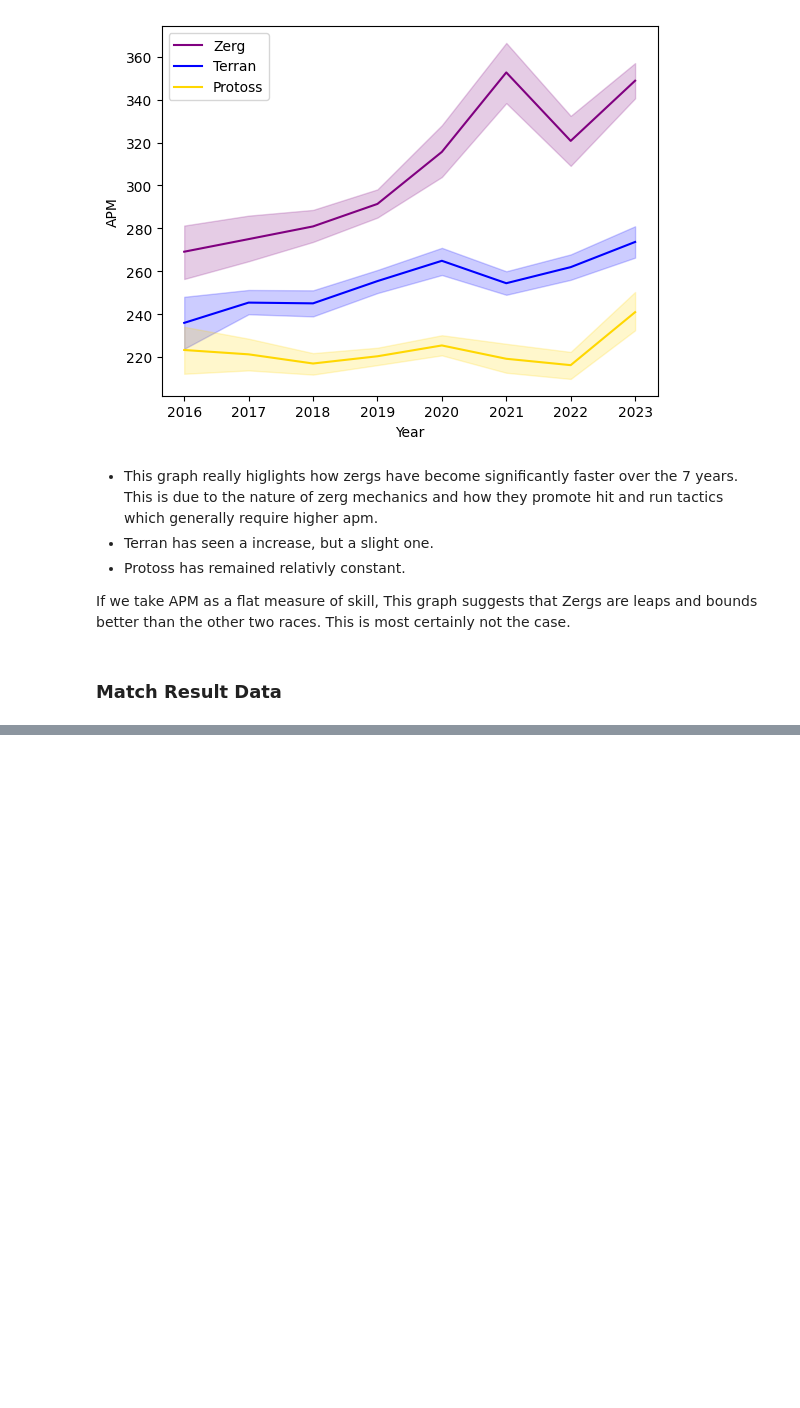
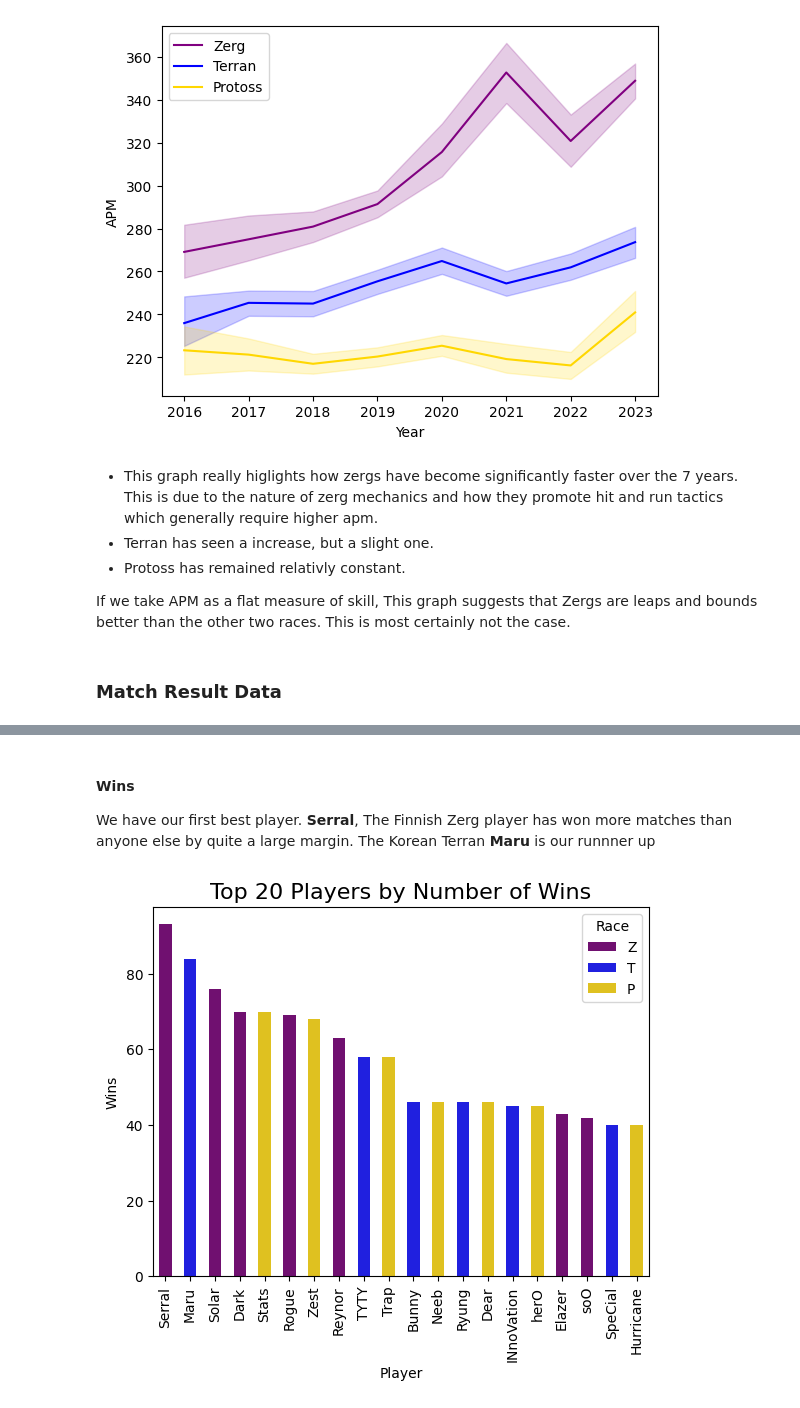
Before and after one commit to LukeLondesbrough/Python-Visualisation-Task, a Jupyter notebook: Sc2_IEM.ipynb, the cells around one changed output, grey strips where cells are left out. Saved outputs shown, nothing was run; the diff lists cells and outputs as text; code cells hidden in the pictures; blank space fills up the shorter version.

```diff
--- a/Sc2_IEM.ipynb
+++ b/Sc2_IEM.ipynb
@@ -218,0 +271,12 @@ If we take APM as a flat measure of skill, This graph suggests that Zergs are le
+# %%
+# Most wins
+# To calculate this we will have to find all the player who have won a game.
+winner1 = iem[iem["Res1"] == "V"]["Player1"]
+winner2 =  iem[iem["Res2"] == "V"]["Player2"]
+
+winner = pd.concat([winner1 , winner2], ignore_index=True)
+
+playerwins = winner.value_counts().reset_index()
+playerwins.columns = ["Player", "Wins"]
+
+playerwins.head(15)
@@ -218,0 +300,25 @@ If we take APM as a flat measure of skill, This graph suggests that Zergs are le
+# %% [markdown]
+#### Wins
+We have our first best player. **Serral**, The Finnish Zerg player has won more matches than anyone else by quite a large margin. The Korean Terran **Maru** is our runnner up
+# %%
+# Also want to add the race for each player for the plot of winners.
+playerrace1 = iem[["Player1", "Race1"]].rename(columns={"Player1": "Player", "Race1": "Race"})
+playerrace2 = iem[["Player2", "Race2"]].rename(columns={"Player2": "Player", "Race2": "Race"})
+
+playerrace = pd.concat([playerrace1, playerrace2], ignore_index=True)
+# use the most common race incase a player plays multiple.
+playermainrace = playerrace.groupby("Player")["Race"].agg(lambda x: x.mode().iloc[0]).reset_index()
+
+playerwinsrace = playerwins.merge(playermainrace, on="Player", how="left")
+# %%
+# We can plot this to more easily show.
+sns.barplot(x = "Player" , y = "Wins", hue = "Race" , palette={"Z": "purple", "T": "blue", "P": "gold"} ,data = playerwinsrace.head(20), width =.5)
+
+plt.title("Top 20 Players by Number of Wins", fontsize=16)
+plt.xlabel("Player")
+plt.ylabel("Wins")
+plt.xticks(rotation=90)
+
+plt.show()
+# %% [output]
+[figure, added]
```
Also changed, not shown: parts of 35 cells of this notebook.
